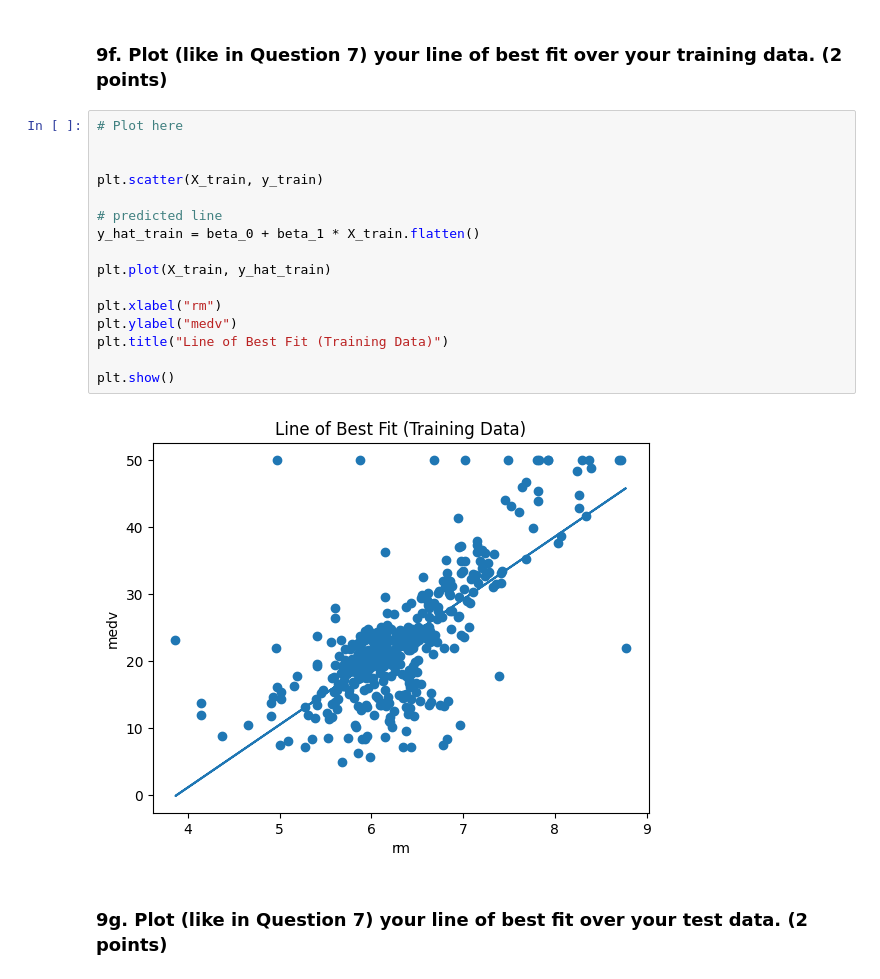
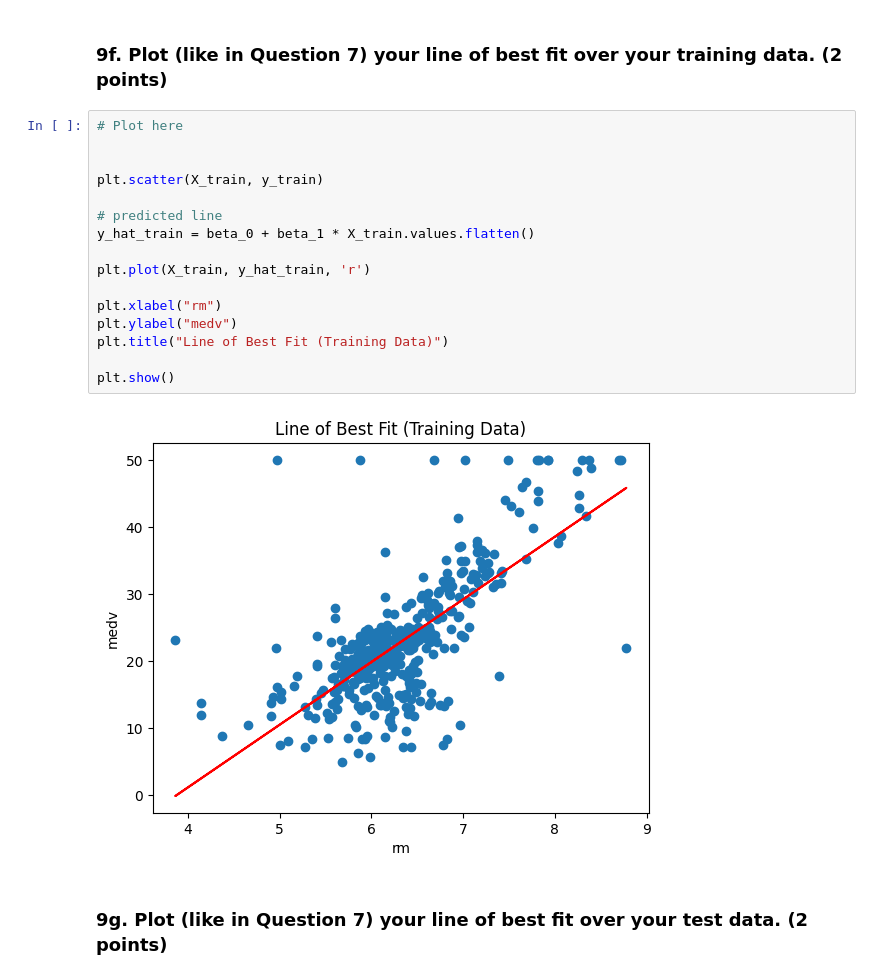
Before and after one commit to james-torgerson/DS_3025_project_2, a Jupyter notebook: project2_studentcopy.ipynb, the cells around one changed output. Drawn from its saved outputs; the diff is of its cells as text.

```diff
--- a/project2_studentcopy.ipynb
+++ b/project2_studentcopy.ipynb
@@ -515,21 +494,21 @@ Test normalized SSE: 46.14477534731728
 # %%
 # Plot here
 
 
 plt.scatter(X_train, y_train)
 
 # predicted line
-y_hat_train = beta_0 + beta_1 * X_train.flatten()
+y_hat_train = beta_0 + beta_1 * X_train.values.flatten()
 
-plt.plot(X_train, y_hat_train)
+plt.plot(X_train, y_hat_train, 'r')
 
 plt.xlabel("rm")
 plt.ylabel("medv")
 plt.title("Line of Best Fit (Training Data)")
 
 plt.show()
 # %% [output]
-[figure, old version]
+[figure, new version]
 # %% [markdown]
 ### 9g. Plot (like in Question 7) your line of best fit over your test data. **(2 points)**
 # %%
```
Also changed, not shown: parts of 9 cells of this notebook.
